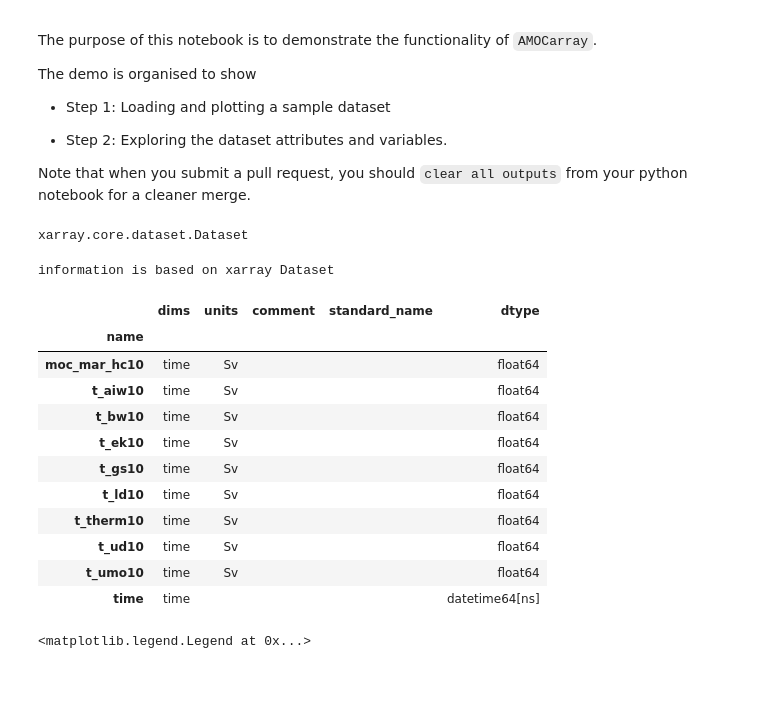
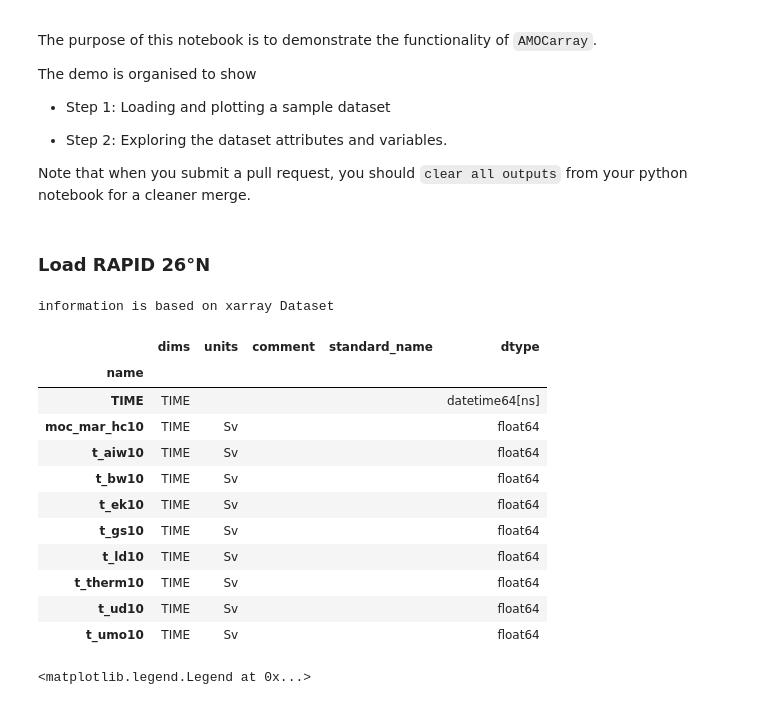
Before and after one commit to eleanorfrajka/MOC-transport, a Jupyter notebook: demo-output.ipynb, the cells around one changed output. Drawn from its saved outputs; the diff is of its cells as text; code cells hidden in the pictures.

```diff
--- a/demo-output.ipynb
+++ b/demo-output.ipynb
@@ -28,28 +28,29 @@ from amocarray import readers, writers, plotters, tools, utilities
 # %%
 # Specify the path for writing datafiles
 data_path = os.path.join(parent_dir, 'data')
-# %%
-# Load data from data/moc_transports
-ds = readers.load_sample_dataset()
-type(ds)
-# %% [output]
-xarray.core.dataset.Dataset
+# %% [markdown]
+### Load RAPID 26°N
+# %%
+# Load data from data/moc_transports
+ds_rapid = readers.load_sample_dataset()
+ds_rapid = ds_rapid.rename_dims({'time': 'TIME'})
+ds_rapid = ds_rapid.rename({'time': 'TIME'})
 # %%
-plotters.show_contents(ds)
+plotters.show_contents(ds_rapid)
 # %% [output]
 information is based on xarray Dataset
 |  | dims | units | comment | standard_name | dtype |
 | name |  |  |  |  |  |
-| moc_mar_hc10 | time | Sv |  |  | float64 |
-| t_aiw10 | time | Sv |  |  | float64 |
-| t_bw10 | time | Sv |  |  | float64 |
-| t_ek10 | time | Sv |  |  | float64 |
-| t_gs10 | time | Sv |  |  | float64 |
-| t_ld10 | time | Sv |  |  | float64 |
-| t_therm10 | time | Sv |  |  | float64 |
-| t_ud10 | time | Sv |  |  | float64 |
-| t_umo10 | time | Sv |  |  | float64 |
-| time | time |  |  |  | datetime64[ns] |
+| TIME | TIME |  |  |  | datetime64[ns] |
+| moc_mar_hc10 | TIME | Sv |  |  | float64 |
+| t_aiw10 | TIME | Sv |  |  | float64 |
+| t_bw10 | TIME | Sv |  |  | float64 |
+| t_ek10 | TIME | Sv |  |  | float64 |
+| t_gs10 | TIME | Sv |  |  | float64 |
+| t_ld10 | TIME | Sv |  |  | float64 |
+| t_therm10 | TIME | Sv |  |  | float64 |
+| t_ud10 | TIME | Sv |  |  | float64 |
+| t_umo10 | TIME | Sv |  |  | float64 |
 # %%
 import matplotlib.pyplot as plt
 
```
Also changed, not shown: parts of 11 cells of this notebook, 14 other files.
